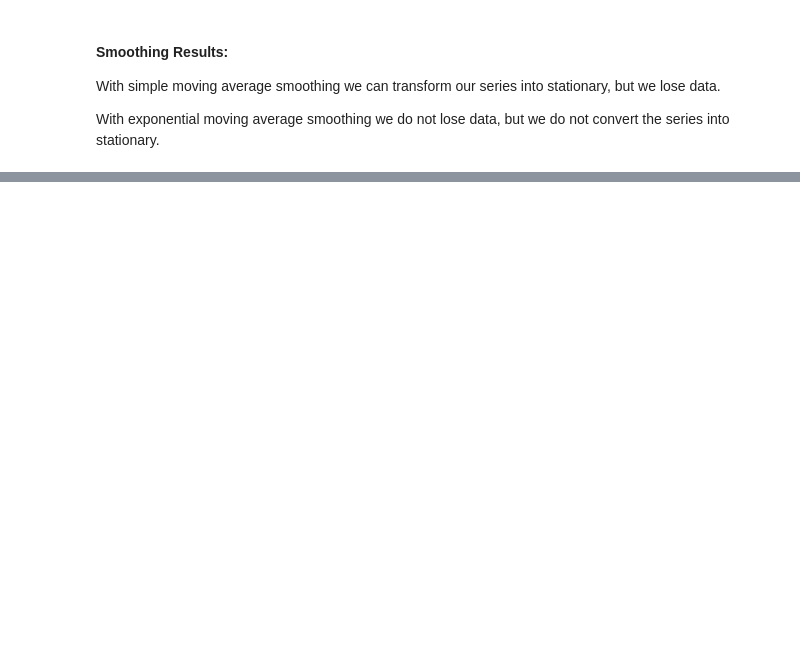
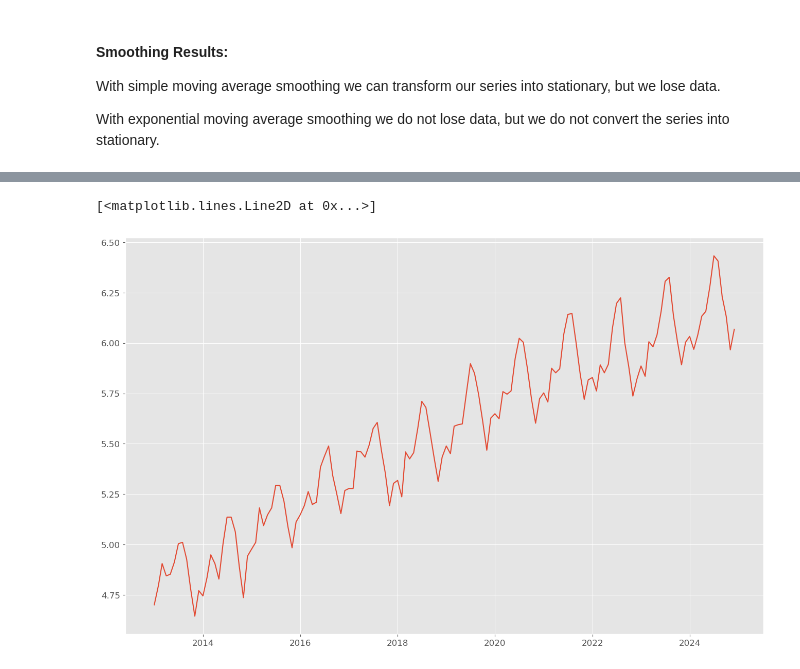
Before and after one commit to jaquelinesfernandes/Predicting_ActiveUsers_TimeSeries, a Jupyter notebook: project_activeusers.ipynb, the cells around one changed output, grey strips where cells are left out. Drawn from its saved outputs; the diff is of its cells as text; code cells hidden in the pictures; blank space fills up the shorter version.

```diff
--- a/project_activeusers.ipynb
+++ b/project_activeusers.ipynb
@@ -613,2 +612,0 @@ data_serie.head()
-# %%
-data_serie = data_serie.drop(columns=['active_users_box_2'])
@@ -703,0 +827,2 @@ With exponential moving average smoothing we do not lose data, but we do not con
+# %%
+data_serie.drop(columns=['active_users_moving_average_simple'], inplace=True)
@@ -703,0 +839,7 @@ With exponential moving average smoothing we do not lose data, but we do not con
+# %%
+# Log transformation
+data_serie_log = np.log(data_serie)
+plt.plot(data_serie_log)
+# %% [output]
+[<matplotlib.lines.Line2D at 0x...>]
+[figure, added]
```
Also changed, not shown: parts of 39 cells of this notebook.
